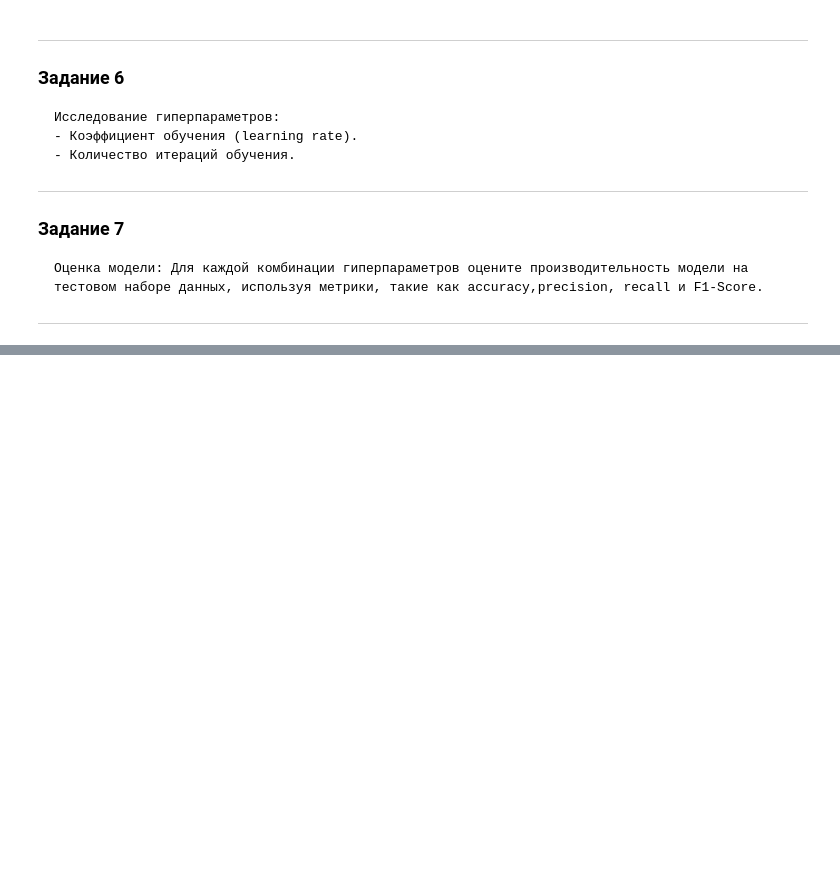
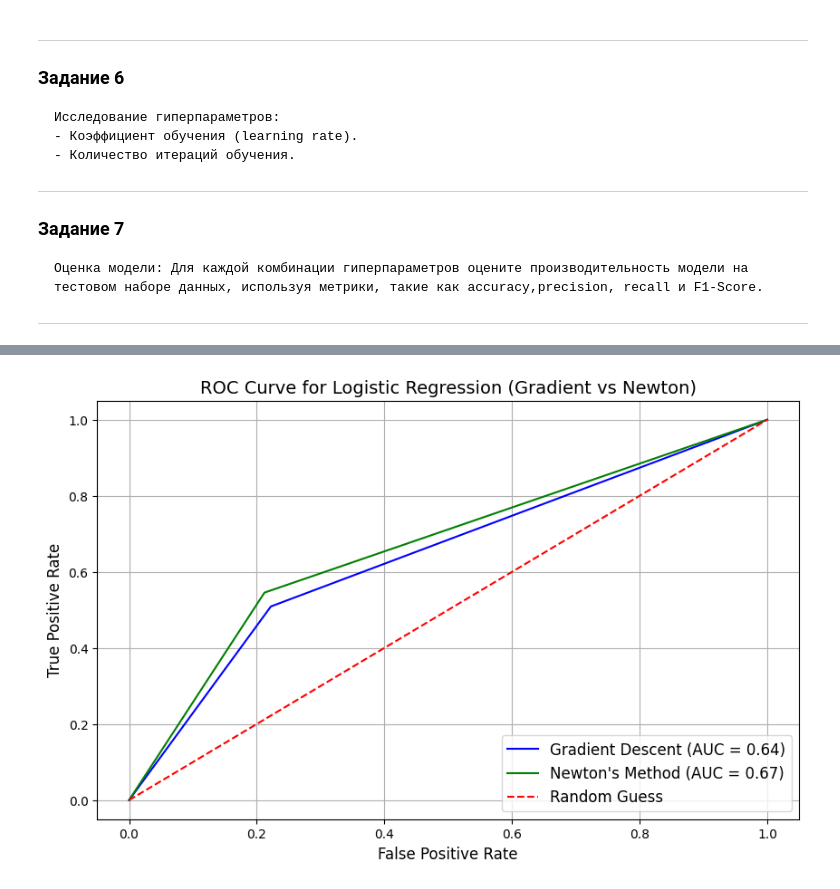
Before and after one commit to lunghr/artificial-intelligence-systems-module-3, a Jupyter notebook: artificial-intelligence-systems-lab-6.ipynb, the cells around one changed output, grey strips where cells are left out. Cells and saved outputs as stored; diff of their text form; code cells hidden in the pictures; blank space fills up the shorter version.

```diff
--- a/artificial-intelligence-systems-lab-6.ipynb
+++ b/artificial-intelligence-systems-lab-6.ipynb
@@ -316 +327,50 @@ Best Hyperparameters found:
 Best Accuracy: 0.72077922
+# %%
+from sklearn.metrics import roc_curve, auc, precision_recall_curve
+
+learning_rate = 0.01
+iterations = 5000
+
+weights_gradient, losses_gradient = train_logistic_regression(X_train, y_train, learning_rate, iterations, optimizer="gradient")
+predictions_gradient = predict(X_test, weights_gradient)
+
+weights_newton, losses_newton = train_logistic_regression(X_train, y_train, learning_rate, iterations, optimizer="newton")
+predictions_newton = predict(X_test, weights_newton)
+
+# ROC-кривые и AUC
+fpr_gradient, tpr_gradient, _ = roc_curve(y_test, predictions_gradient)
+auc_gradient = auc(fpr_gradient, tpr_gradient)
+
+fpr_newton, tpr_newton, _ = roc_curve(y_test, predictions_newton)
+auc_newton = auc(fpr_newton, tpr_newton)
+
+# Построение графика
+plt.figure(figsize=(10, 6))
+plt.plot(fpr_gradient, tpr_gradient, label=f'Gradient Descent (AUC = {auc_gradient:.2f})', color='blue')
+plt.plot(fpr_newton, tpr_newton, label=f'Newton\'s Method (AUC = {auc_newton:.2f})', color='green')
+plt.plot([0, 1], [0, 1], 'r--', label='Random Guess')
+
+plt.title('ROC Curve for Logistic Regression (Gradient vs Newton)', fontsize=14)
+plt.xlabel('False Positive Rate', fontsize=12)
+plt.ylabel('True Positive Rate', fontsize=12)
+plt.legend(loc='lower right', fontsize=12)
+plt.grid()
+plt.show()
+
+
+# precision_gradient, recall_gradient, _ = precision_recall_curve(y_test, predictions_gradient)
+# precision_newton, recall_newton, _ = precision_recall_curve(y_test, predictions_newton)
+# auc_pr_gradient = auc(recall_gradient, precision_gradient)
+# auc_pr_newton = auc(recall_newton, precision_newton)
+#
+# plt.figure(figsize=(8, 6))
+# plt.plot(recall_gradient, precision_gradient, label=f"Gradient (AUC-PR = {auc_pr_gradient:.2f})", color='blue')
+# plt.plot(recall_newton, precision_newton, label=f"Newton (AUC-PR = {auc_pr_newton:.2f})", color='red')
+# plt.xlabel("Recall")
+# plt.ylabel("Precision")
+# plt.title("Precision-Recall Curve")
+# plt.legend(loc="best")
+# plt.grid()
+# plt.show()
+# %% [output]
+[figure, added]
```
Also changed, not shown: parts of 4 cells of this notebook.
